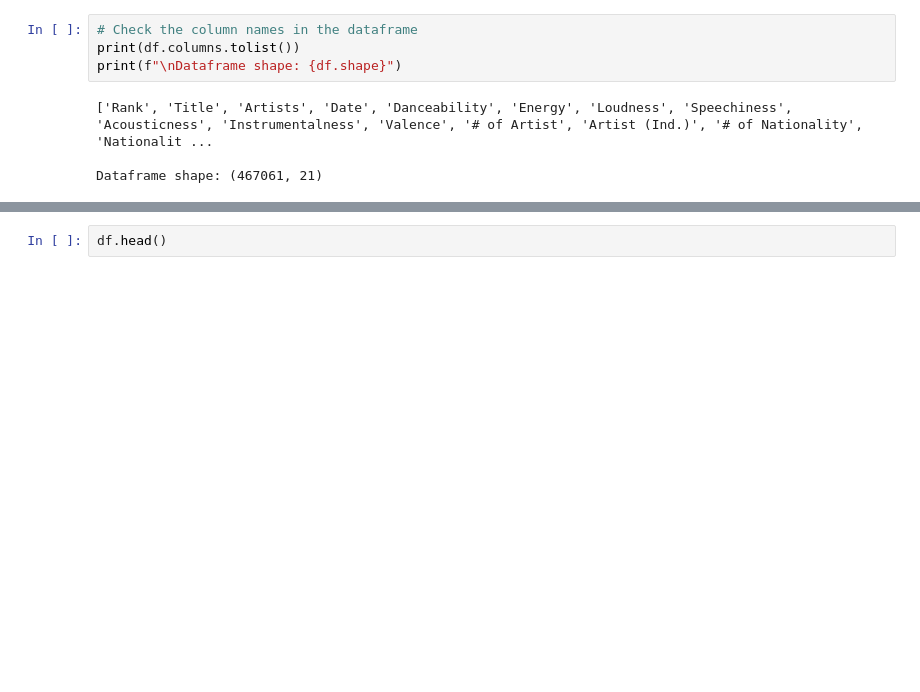
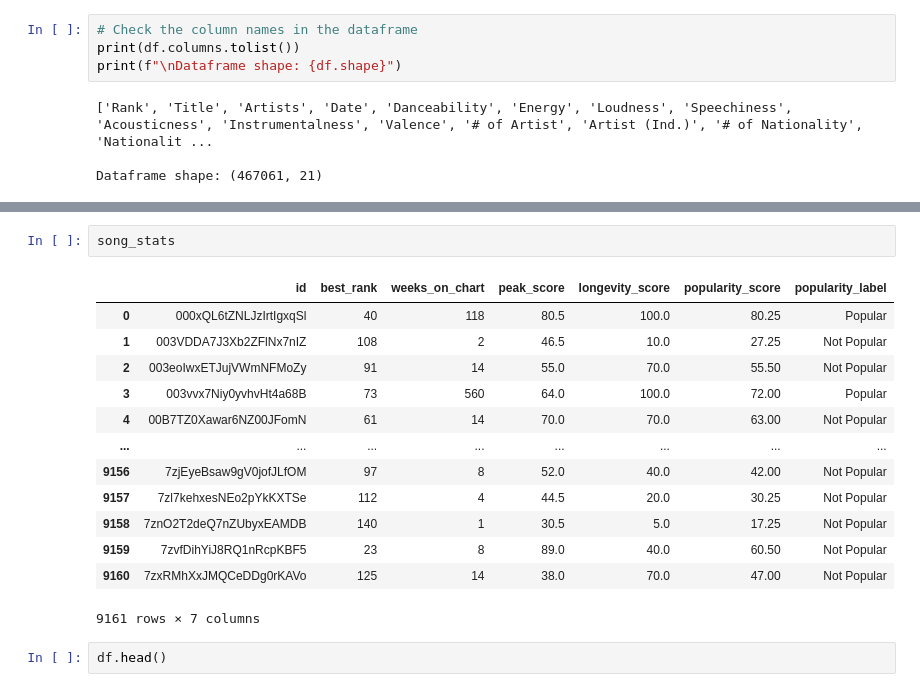
Before and after one commit to patrawi/spotify, a Jupyter notebook: 6_label_data_2.ipynb, the cells around one changed output, grey strips where cells are left out. Drawn from its saved outputs; the diff is of its cells as text; blank space fills up the shorter version.

```diff
--- a/6_label_data_2.ipynb
+++ b/6_label_data_2.ipynb
@@ -77,6 +98,22 @@ Name: proportion, dtype: float64
 | 2 | 003eoIwxETJujVWmNFMoZy | 91 | 14 | 2 | 55.0 | 10.0 | 33.50 | ... |
 | 3 | 003vvx7Niy0yvhvHt4a68B | 73 | 560 | 80 | 64.0 | 100.0 | 92.00 | ... |
 | 4 | 00B7TZ0Xawar6NZ00JFomN | 61 | 14 | 2 | 70.0 | 10.0 | 41.00 | ... |
+# %%
+song_stats
+# %% [output]
+|  | id | best_rank | weeks_on_chart | peak_score | longevity_score | popularity_score | popularity_label |
+| 0 | 000xQL6tZNLJzIrtIgxqSl | 40 | 118 | 80.5 | 100.0 | 80.25 | Popular |
+| 1 | 003VDDA7J3Xb2ZFlNx7nIZ | 108 | 2 | 46.5 | 10.0 | 27.25 | Not Popular |
+| 2 | 003eoIwxETJujVWmNFMoZy | 91 | 14 | 55.0 | 70.0 | 55.50 | Not Popular |
+| 3 | 003vvx7Niy0yvhvHt4a68B | 73 | 560 | 64.0 | 100.0 | 72.00 | Popular |
+| 4 | 00B7TZ0Xawar6NZ00JFomN | 61 | 14 | 70.0 | 70.0 | 63.00 | Not Popular |
+| ... | ... | ... | ... | ... | ... | ... | ... |
+| 9156 | 7zjEyeBsaw9gV0jofJLfOM | 97 | 8 | 52.0 | 40.0 | 42.00 | Not Popular |
+| 9157 | 7zl7kehxesNEo2pYkKXTSe | 112 | 4 | 44.5 | 20.0 | 30.25 | Not Popular |
+| 9158 | 7znO2T2deQ7nZUbyxEAMDB | 140 | 1 | 30.5 | 5.0 | 17.25 | Not Popular |
+| 9159 | 7zvfDihYiJ8RQ1nRcpKBF5 | 23 | 8 | 89.0 | 40.0 | 60.50 | Not Popular |
+| 9160 | 7zxRMhXxJMQCeDDg0rKAVo | 125 | 14 | 38.0 | 70.0 | 47.00 | Not Popular |
+9161 rows × 7 columns
 # %%
 df.head()
 # %% [output]
```
Also changed, not shown: parts of 3 cells of this notebook.
